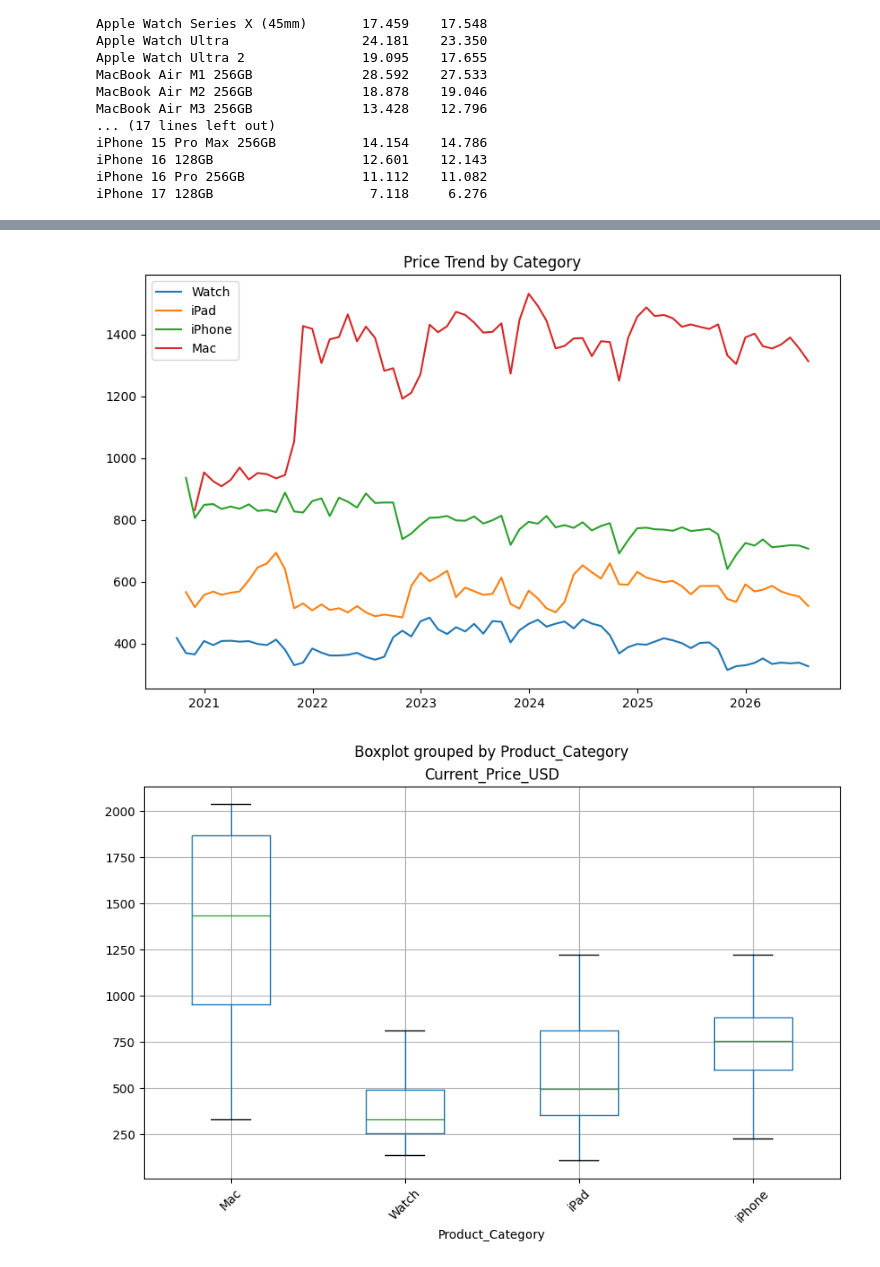
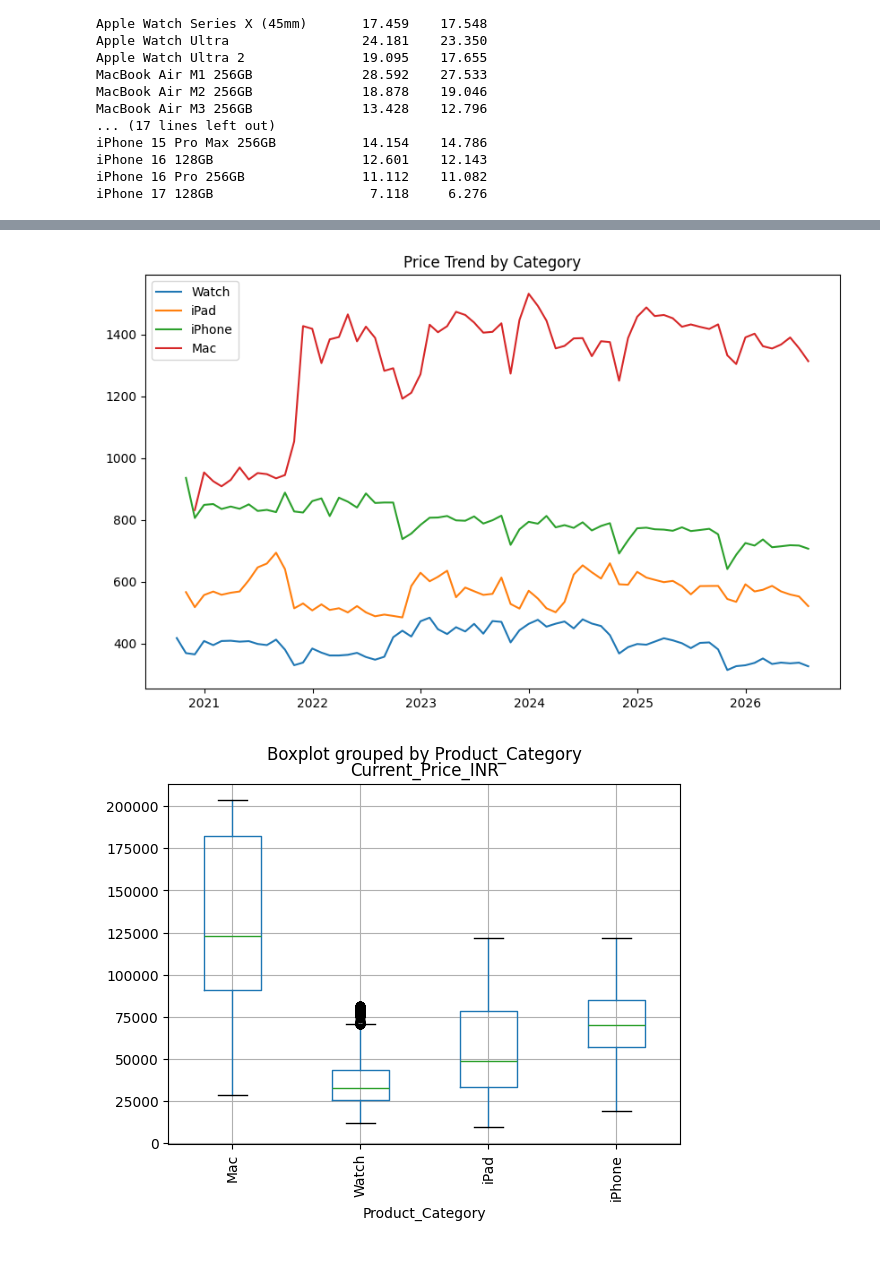
Before and after one commit to shanib-techie/power-bi, a Jupyter notebook: APPLE_PRODUCT_ANALYSIS/apple_product_analysis.ipynb, the cells around one changed output, grey strips where cells are left out. Drawn from its saved outputs; the diff is of its cells as text; code cells hidden in the pictures.

```diff
--- a/APPLE_PRODUCT_ANALYSIS/apple_product_analysis.ipynb
+++ b/APPLE_PRODUCT_ANALYSIS/apple_product_analysis.ipynb
@@ -290,31 +314,26 @@ iPhone 15 128GB                           2602    4.448885
 # %%
 import matplotlib.pyplot as plt
 
 df['Date'] = pd.to_datetime(df['Date'])
 
 # Line chart: price trend over time by category
 fig, ax = plt.subplots(figsize=(10,6))
 for cat in df['Product_Category'].unique():
     sub = df[df['Product_Category']==cat].set_index('Date').resample('ME')['Current_Price_USD'].mean()
     ax.plot(sub.index, sub.values, label=cat)
 ax.legend(); ax.set_title('Price Trend by Category'); plt.show()
 
 # Boxplot: price distribution by category
-df.boxplot(column='Current_Price_USD', by='Product_Category', figsize=(10,6), rot=45)
+df.boxplot(column='Current_Price_INR', by='Product_Category', rot=90)
 plt.show()
 
 # Heatmap: platform x category discount
 import seaborn as sns
 heat_data = df.pivot_table(index='Product_Category', columns='Platform', values='Discount_Pct', aggfunc='mean')
 sns.heatmap(heat_data, annot=True, fmt='.1f', cmap='YlOrRd')
 plt.show()
-
-# Scatter: discount vs rating
-plt.scatter(df['Discount_Pct'], df['Rating'], alpha=0.1)
-plt.xlabel('Discount %'); plt.ylabel('Rating'); plt.title('Discount vs Rating')
-plt.show()
 # %% [output]
 [figure]
-[figure, old version]
+[figure, new version]
 [figure]
 [figure]
```
Also changed, not shown: parts of 6 cells of this notebook.
